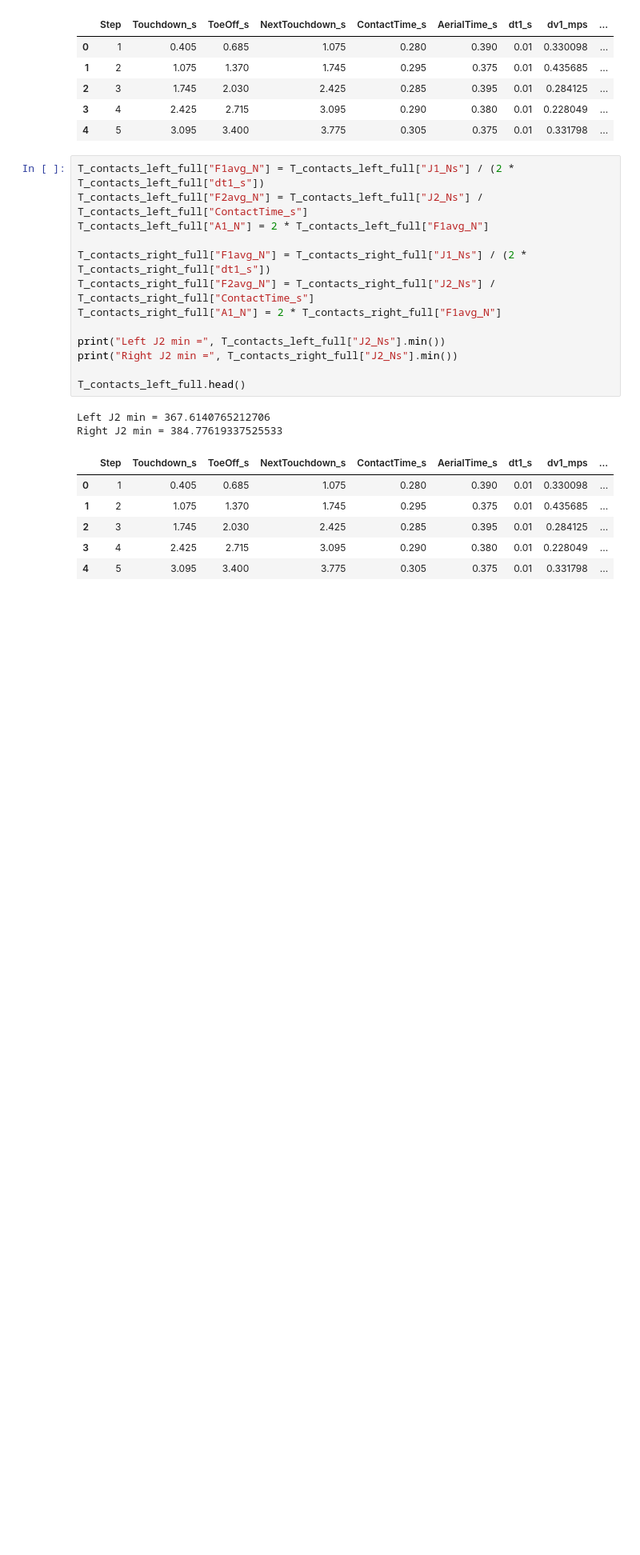
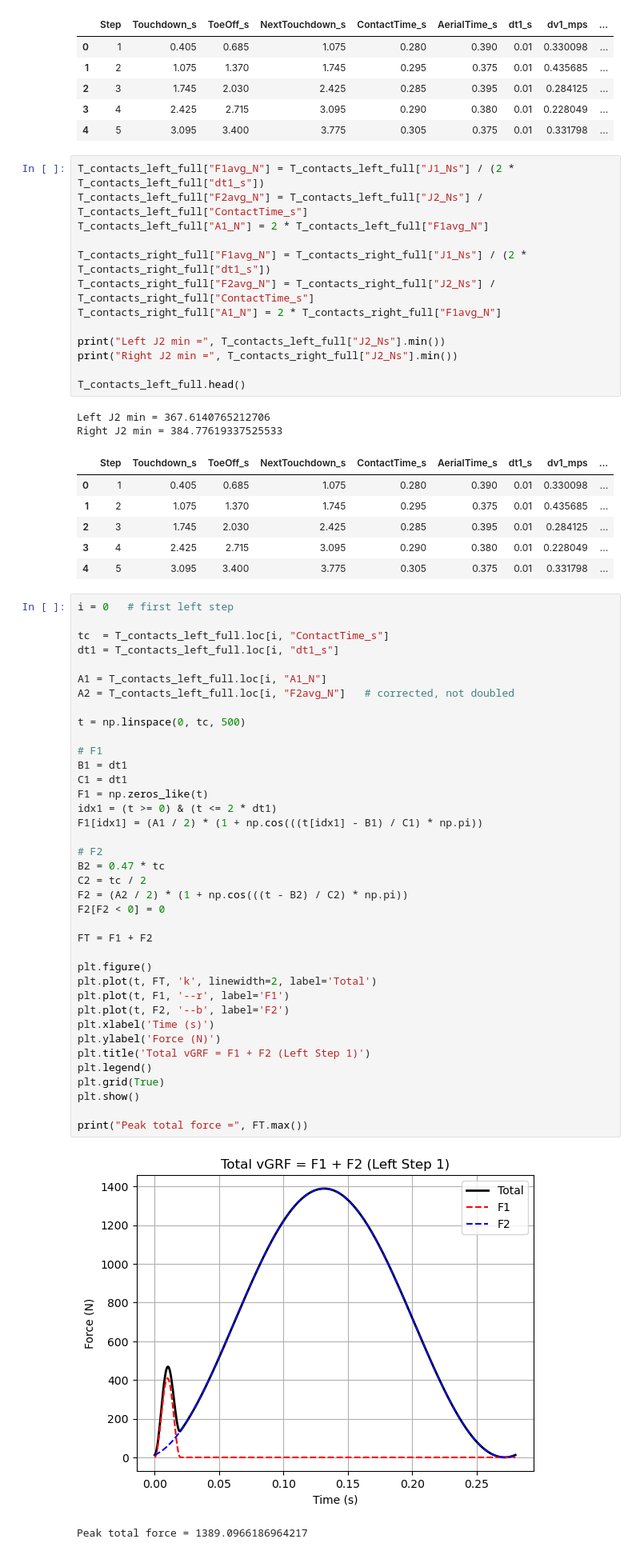
Before and after one commit to arjungpp/GRF_Estimation, a Jupyter notebook: grf_estimation.ipynb, the cells around one changed output. Shown at 80% size. Drawn from its saved outputs; the diff is of its cells as text; blank space fills up the shorter version.

```diff
--- a/grf_estimation.ipynb
+++ b/grf_estimation.ipynb
@@ -289,3 +289,44 @@ Right J2 min = 384.77619337525533
 | 2 | 3 | 1.745 | 2.030 | 2.425 | 0.285 | 0.395 | 0.01 | 0.284125 | ... |
 | 3 | 4 | 2.425 | 2.715 | 3.095 | 0.290 | 0.380 | 0.01 | 0.228049 | ... |
 | 4 | 5 | 3.095 | 3.400 | 3.775 | 0.305 | 0.375 | 0.01 | 0.331798 | ... |
+# %%
+i = 0   # first left step
+
+tc  = T_contacts_left_full.loc[i, "ContactTime_s"]
+dt1 = T_contacts_left_full.loc[i, "dt1_s"]
+
+A1 = T_contacts_left_full.loc[i, "A1_N"]
+A2 = T_contacts_left_full.loc[i, "F2avg_N"]   # corrected, not doubled
+
+t = np.linspace(0, tc, 500)
+
+# F1
+B1 = dt1
+C1 = dt1
+F1 = np.zeros_like(t)
+idx1 = (t >= 0) & (t <= 2 * dt1)
+F1[idx1] = (A1 / 2) * (1 + np.cos(((t[idx1] - B1) / C1) * np.pi))
+
+# F2
+B2 = 0.47 * tc
+C2 = tc / 2
+F2 = (A2 / 2) * (1 + np.cos(((t - B2) / C2) * np.pi))
+F2[F2 < 0] = 0
+
+FT = F1 + F2
+
+plt.figure()
+plt.plot(t, FT, 'k', linewidth=2, label='Total')
+plt.plot(t, F1, '--r', label='F1')
+plt.plot(t, F2, '--b', label='F2')
+plt.xlabel('Time (s)')
+plt.ylabel('Force (N)')
+plt.title('Total vGRF = F1 + F2 (Left Step 1)')
+plt.legend()
+plt.grid(True)
+plt.show()
+
+print("Peak total force =", FT.max())
+# %% [output]
+[figure, added]
+Peak total force = 1389.0966186964217
```
Also changed, not shown: parts of 73 cells of this notebook, 17 other files.
